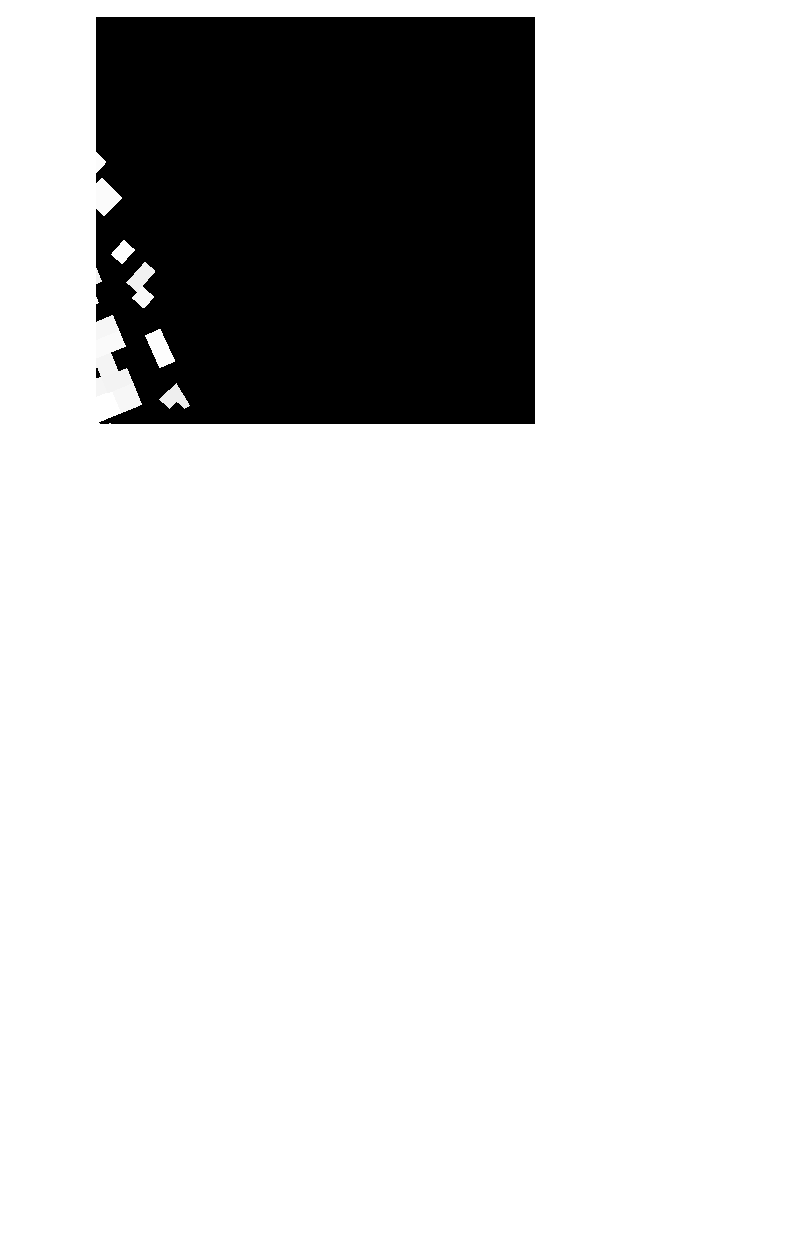
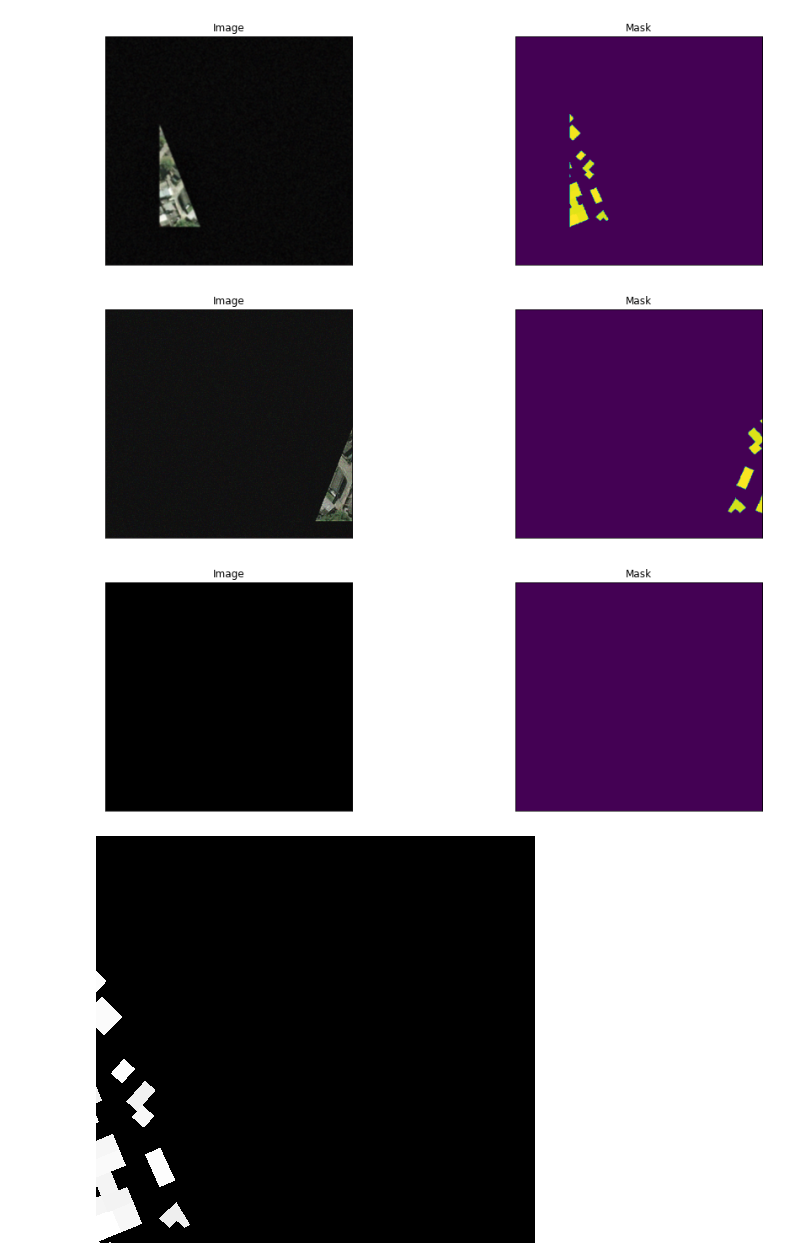
Before and after one commit to ThinkOcean-India-Research/asdi-hackathon, a Jupyter notebook: building-detection/training_notebook.ipynb, the cells around one changed output. Drawn from its saved outputs; the diff is of its cells as text; code cells hidden in the pictures; blank space fills up the shorter version.

Commit message:
add augmentation support

```diff
--- a/building-detection/training_notebook.ipynb
+++ b/building-detection/training_notebook.ipynb
@@ -54,3 +159,21 @@ plt.imshow(masks[5],cmap='gray')
+# %%
+#### Visualize resulted augmented images and masks
+
+augmented_dataset = BuildingFootprintDataset(
+    SATELLITE_IMAGES_PATH,
+    MASKS_PATH,
+    augmentation=get_training_augmentation(),
+)
+
+# same image with different random transforms
+for i in range(3):
+    # image, mask, masks = augmented_dataset[1]
+    image, mask, masks = augmented_dataset[6939]
+    visualize(image=image, mask=mask)
+# %% [output]
+[figure, added]
+[figure, added]
+[figure, added]
 # %%
 model = smp.Unet(
     encoder_name="resnet34",
```
Also changed, not shown: parts of 13 cells of this notebook.
